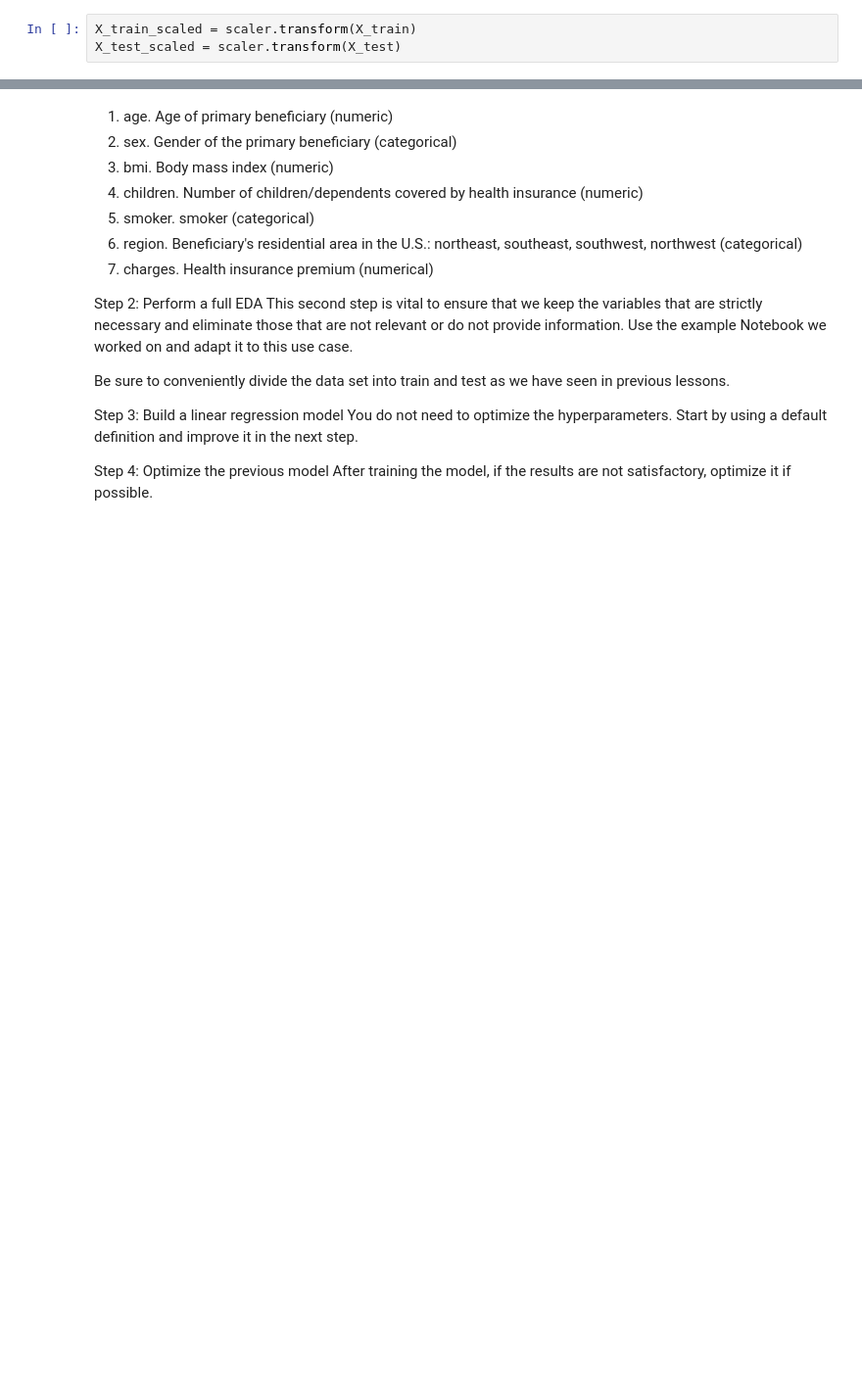
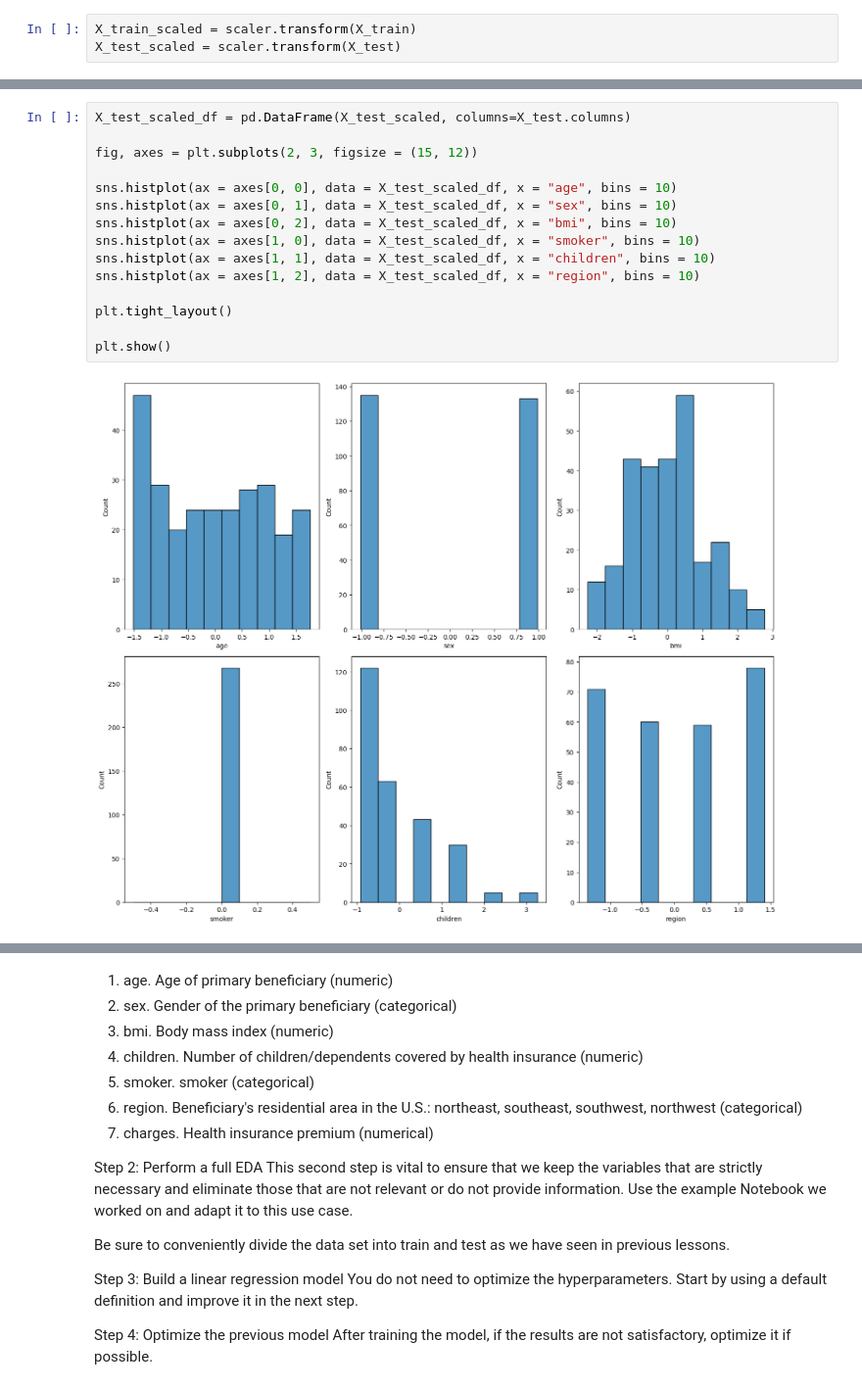
Before and after one commit to 4GeeksAcademy/Kransky85_health_insurance_machine-learning, a Jupyter notebook: src/explore.ipynb, the cells around one changed output, grey strips where cells are left out. Shown at 98% size. Cells and saved outputs as stored; diff of their text form; blank space fills up the shorter version.

```diff
--- a/src/explore.ipynb
+++ b/src/explore.ipynb
@@ -541,0 +569,17 @@ plt.show()
+# %%
+X_test_scaled_df = pd.DataFrame(X_test_scaled, columns=X_test.columns)
+
+fig, axes = plt.subplots(2, 3, figsize = (15, 12))
+
+sns.histplot(ax = axes[0, 0], data = X_test_scaled_df, x = "age", bins = 10)
+sns.histplot(ax = axes[0, 1], data = X_test_scaled_df, x = "sex", bins = 10)
+sns.histplot(ax = axes[0, 2], data = X_test_scaled_df, x = "bmi", bins = 10)
+sns.histplot(ax = axes[1, 0], data = X_test_scaled_df, x = "smoker", bins = 10)
+sns.histplot(ax = axes[1, 1], data = X_test_scaled_df, x = "children", bins = 10)
+sns.histplot(ax = axes[1, 2], data = X_test_scaled_df, x = "region", bins = 10)
+
+plt.tight_layout()
+
+plt.show()
+# %% [output]
+[figure, added]
```
Also changed, not shown: parts of 19 cells of this notebook, 2 other files.
